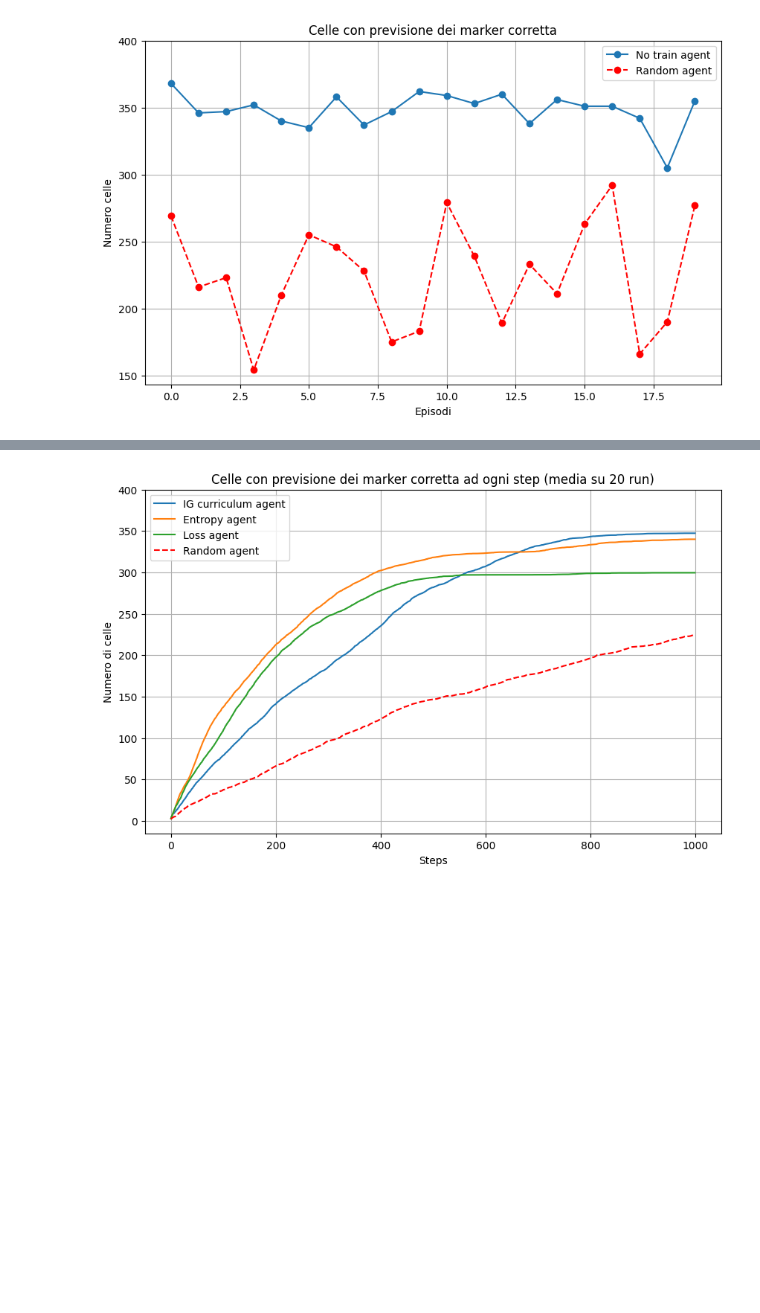
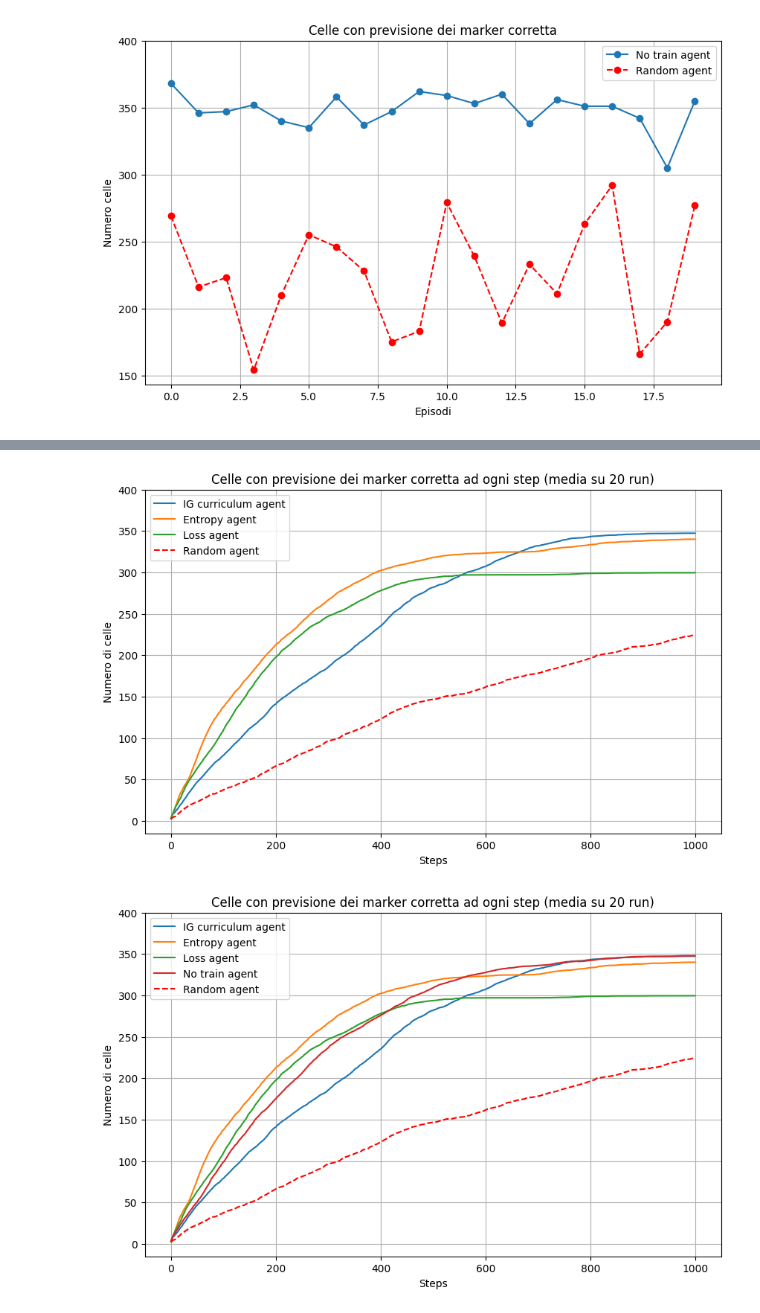
Before and after one commit to Emamasi-uni/explorationRL, a Jupyter notebook: results.ipynb, the cells around one changed output, grey strips where cells are left out. Saved outputs shown, nothing was run; the diff lists cells and outputs as text; code cells hidden in the pictures; blank space fills up the shorter version.

```diff
--- a/results.ipynb
+++ b/results.ipynb
@@ -276,6 +290,8 @@ test_ig_vs_curriculum = [test_data_ig_reward['cells_marker_pred_1_mean'], test_d
 test_curriculum_vs_policy_best_pov = [test_data_ig_reward_curriculum['cells_marker_pred_1_mean'], test_data_entropy['cells_marker_pred_1_mean'], test_data_loss['cells_marker_pred_1_mean'], test_data_random_agent['cells_marker_pred_1_mean']]
 
 test_policy_ig_vs_policy_best_pov = [test_data_ig_reward['cells_marker_pred_1_mean'], test_data_entropy['cells_marker_pred_1_mean'], test_data_loss['cells_marker_pred_1_mean'], test_data_random_agent['cells_marker_pred_1_mean']]
+
+test_curriculum_vs_policy_best_pov_vs_no_train = [test_data_ig_reward_curriculum['cells_marker_pred_1_mean'], test_data_entropy['cells_marker_pred_1_mean'], test_data_loss['cells_marker_pred_1_mean'], test_data_no_train['cells_marker_pred_1_mean'], test_data_random_agent['cells_marker_pred_1_mean']]
 
 plot_metrics(test_data_policy_best_pov,
              title="Celle con previsione dei marker corretta ad ogni step (media su 20 run)",
@@ -303,30 +319,39 @@ plot_metrics(test_policy_ig_vs_policy_best_pov,
 plot_metrics(test_data_policy_ig_curriculum,
              title="Celle con previsione dei marker corretta ad ogni step (media su 20 run)",
              ylabel="Numero di celle",
              xlabel="Steps",
              legend_labels=["IG curriculum agent", "Random agent"],
              marker=None,
              max_y=max_cells)
 
 plot_metrics(test_ig_vs_curriculum,
              title="Celle con previsione dei marker corretta ad ogni step (media su 20 run)",
              ylabel="Numero di celle",
              xlabel="Steps",
              legend_labels=["IG agent", "IG curriculum agent", "Random agent"],
              marker=None,
              max_y=max_cells)
 
 plot_metrics(test_curriculum_vs_policy_best_pov,
              title="Celle con previsione dei marker corretta ad ogni step (media su 20 run)",
              ylabel="Numero di celle",
              xlabel="Steps",
              legend_labels=["IG curriculum agent", "Entropy agent", "Loss agent", "Random agent"],
              marker=None,
              max_y=max_cells)
+
+plot_metrics(test_curriculum_vs_policy_best_pov_vs_no_train,
+             title="Celle con previsione dei marker corretta ad ogni step (media su 20 run)",
+             ylabel="Numero di celle",
+             xlabel="Steps",
+             legend_labels=["IG curriculum agent", "Entropy agent", "Loss agent", "No train agent", "Random agent"],
+             marker=None,
+             max_y=max_cells)
 # %% [output]
 [figure]
 [figure]
 [figure]
 [figure]
 [figure]
 [figure]
+[figure, added]
```
Also changed, not shown: parts of 4 cells of this notebook.
